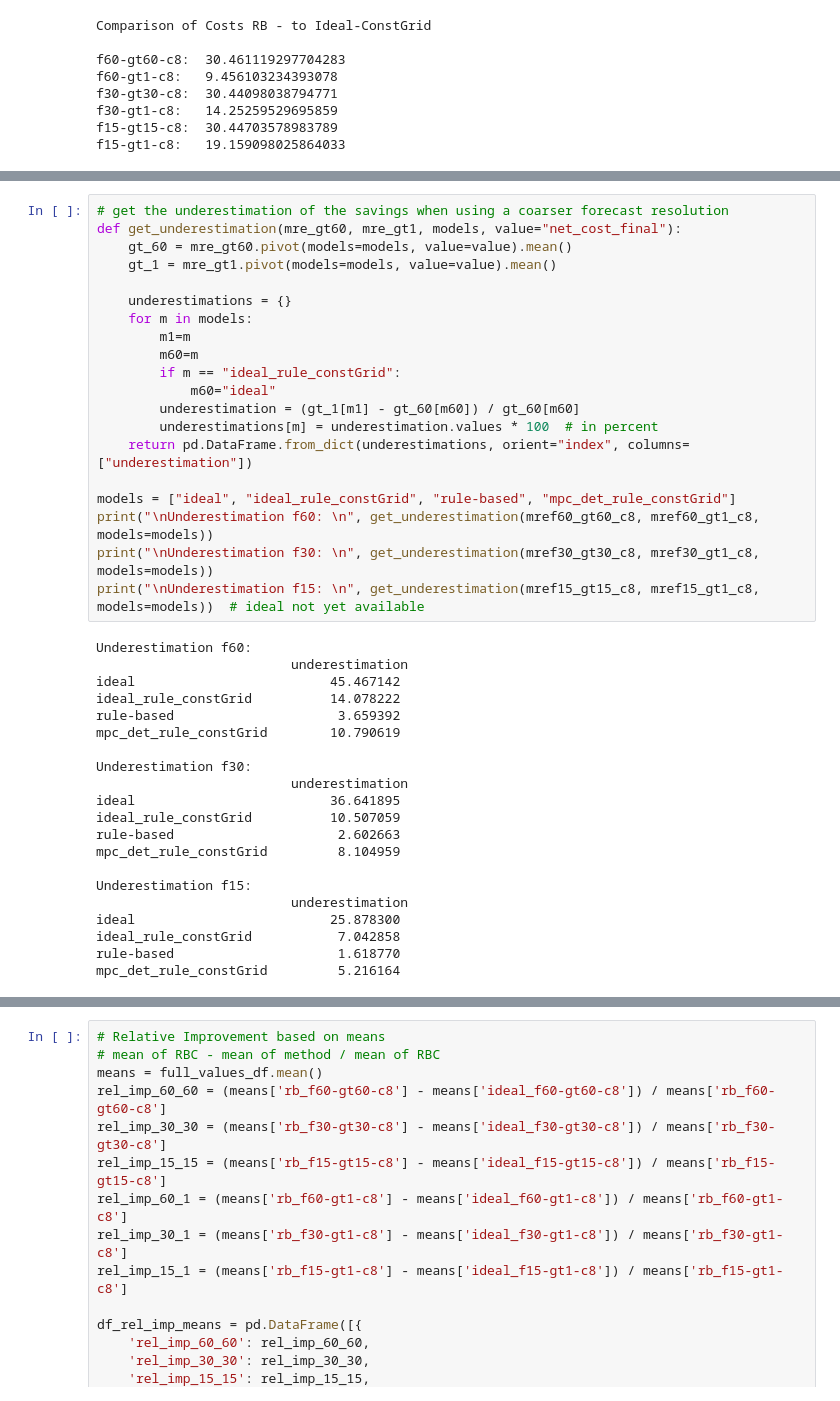
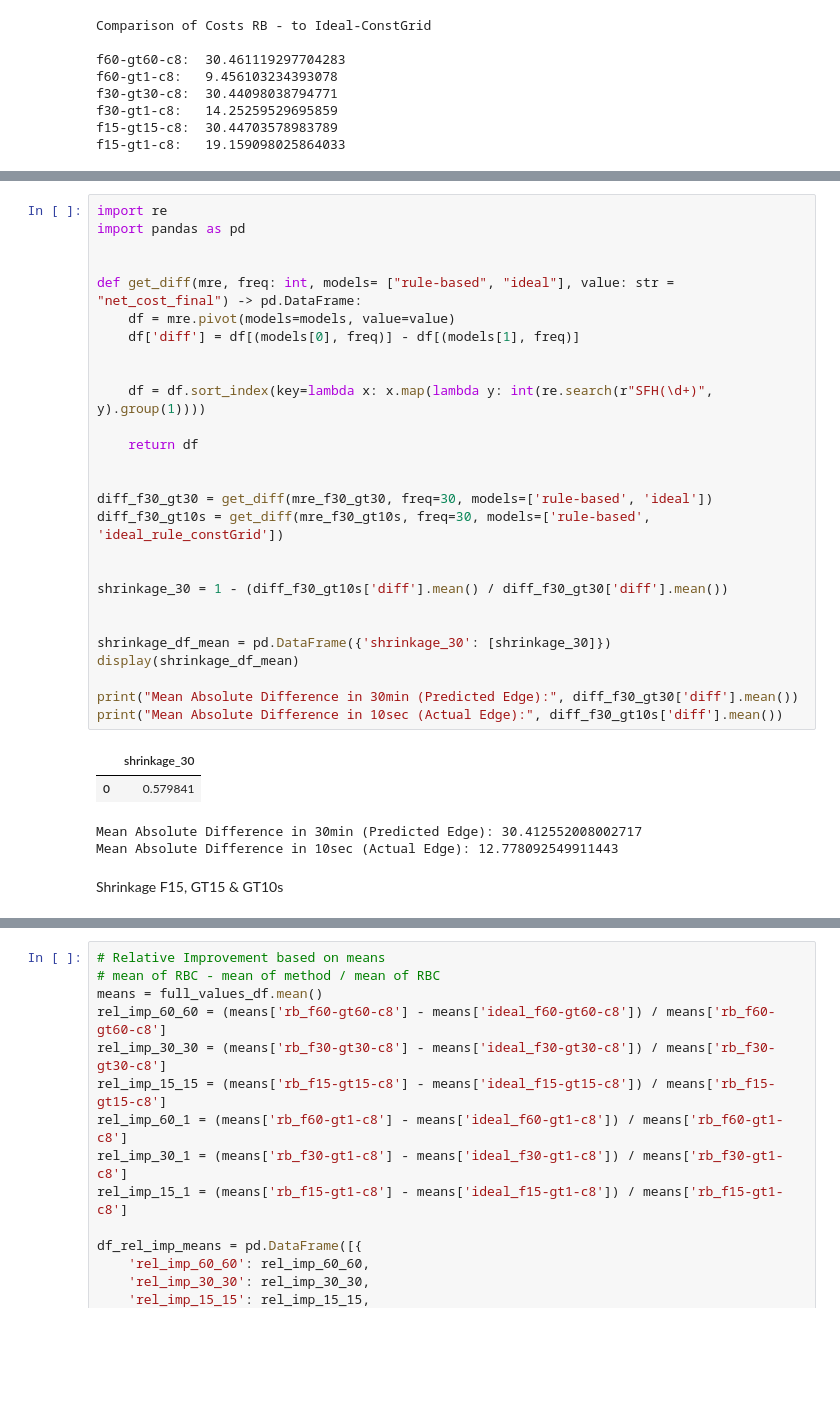
Before and after one commit to faraz-firouzbakht/MPC-vs-RBC, a Jupyter notebook: 03_optimization/evaluation/full_evaluation.ipynb, the cells around one changed output, grey strips where cells are left out. Saved outputs shown, nothing was run; the diff lists cells and outputs as text; blank space fills up the shorter version.

```diff
--- a/03_optimization/evaluation/full_evaluation.ipynb
+++ b/03_optimization/evaluation/full_evaluation.ipynb
@@ -314,41 +299,34 @@ f15-gt1-c8:   19.159098025864033
 # %%
-# get the underestimation of the savings when using a coarser forecast resolution
-def get_underestimation(mre_gt60, mre_gt1, models, value="net_cost_final"):
-    gt_60 = mre_gt60.pivot(models=models, value=value).mean()
-    gt_1 = mre_gt1.pivot(models=models, value=value).mean()
+import re
+import pandas as pd
 
-    underestimations = {}
-    for m in models:
-        m1=m
-        m60=m
-        if m == "ideal_rule_constGrid":
-            m60="ideal"
-        underestimation = (gt_1[m1] - gt_60[m60]) / gt_60[m60]
-        underestimations[m] = underestimation.values * 100  # in percent
-    return pd.DataFrame.from_dict(underestimations, orient="index", columns=["underestimation"])
 
-models = ["ideal", "ideal_rule_constGrid", "rule-based", "mpc_det_rule_constGrid"]
-print("\nUnderestimation f60: \n", get_underestimation(mref60_gt60_c8, mref60_gt1_c8, models=models))
-print("\nUnderestimation f30: \n", get_underestimation(mref30_gt30_c8, mref30_gt1_c8, models=models))
-print("\nUnderestimation f15: \n", get_underestimation(mref15_gt15_c8, mref15_gt1_c8, models=models))  # ideal not yet available
+def get_diff(mre, freq: int, models= ["rule-based", "ideal"], value: str = "net_cost_final") -> pd.DataFrame:
+    df = mre.pivot(models=models, value=value)
+    df['diff'] = df[(models[0], freq)] - df[(models[1], freq)]
+
+
+    df = df.sort_index(key=lambda x: x.map(lambda y: int(re.search(r"SFH(\d+)", y).group(1))))
+
+    return df
+
+
+diff_f30_gt30 = get_diff(mre_f30_gt30, freq=30, models=['rule-based', 'ideal'])
+diff_f30_gt10s = get_diff(mre_f30_gt10s, freq=30, models=['rule-based', 'ideal_rule_constGrid'])
+
+
+shrinkage_30 = 1 - (diff_f30_gt10s['diff'].mean() / diff_f30_gt30['diff'].mean())
+
+
+shrinkage_df_mean = pd.DataFrame({'shrinkage_30': [shrinkage_30]})
+display(shrinkage_df_mean)
+
+print("Mean Absolute Difference in 30min (Predicted Edge):", diff_f30_gt30['diff'].mean())
+print("Mean Absolute Difference in 10sec (Actual Edge):", diff_f30_gt10s['diff'].mean())
 # %% [output]
+|  | shrinkage_30 |
+| 0 | 0.579841 |
-Underestimation f60:
-                         underestimation
-ideal                         45.467142
-ideal_rule_constGrid          14.078222
-rule-based                     3.659392
-mpc_det_rule_constGrid        10.790619
-
-Underestimation f30:
-                         underestimation
-ideal                         36.641895
-ideal_rule_constGrid          10.507059
-rule-based                     2.602663
-mpc_det_rule_constGrid         8.104959
-
-Underestimation f15:
-                         underestimation
-ideal                         25.878300
-ideal_rule_constGrid           7.042858
-rule-based                     1.618770
-mpc_det_rule_constGrid         5.216164
+Mean Absolute Difference in 30min (Predicted Edge): 30.412552008002717
+Mean Absolute Difference in 10sec (Actual Edge): 12.778092549911443
+# %% [markdown]
+Shrinkage F15, GT15 & GT10s
```
Also changed, not shown: parts of 22 cells of this notebook.
